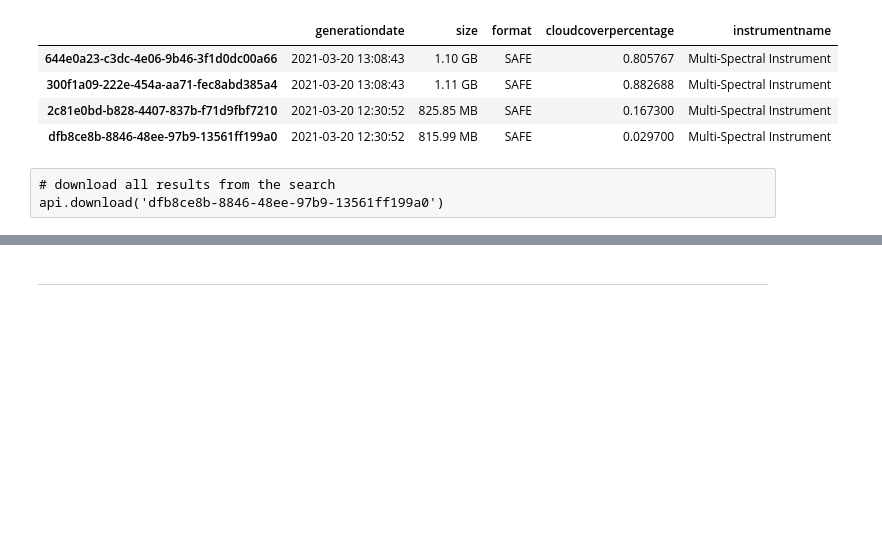
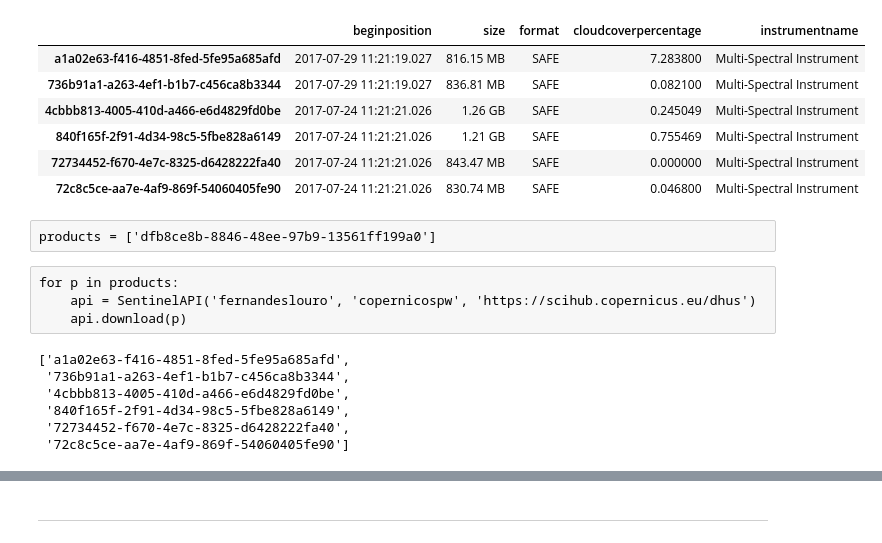
Before and after one commit to fernandeslouro/terras, a Jupyter notebook: download.ipynb, the cells around one changed output, grey strips where cells are left out. Cells and saved outputs as stored; diff of their text form; code cells hidden in the pictures; blank space fills up the shorter version.

Commit message:
start bulk download scriptimplementation

```diff
--- a/download.ipynb
+++ b/download.ipynb
@@ -8,8 +14,15 @@ import rasterio.mask
 from rasterio.plot import show
 from rasterio import features
 from sentinelsat import SentinelAPI, read_geojson, geojson_to_wkt
-from datetime import date
+from datetime import date, timedelta
 import geopandas
 import os
 from shapely import geometry
 import numpy as np
+import utilities
+import pandas as pd
+pd.set_option('display.max_columns', None)
+# %%
+# 18-21 Jul 2019
+start_date = date(2019, 7, 12)
+end_date = date(2019, 7, 25)
@@ -16,3 +31,12 @@ import numpy as np
+# %%
+for current_date in utilities.daterange(start_date, end_date -  timedelta(1)):
+    # search by polygon, time, and SciHub query keywords
+    footprint = geojson_to_wkt(read_geojson('quadrado-macao.geojson'))
+    products = api.query(footprint,
+                         date=(current_date, current_date + timedelta(1)),
+                         platformname='Sentinel-2',
+                         cloudcoverpercentage=(0, 30))
+    products = api.to_dataframe(products)
 # %%
 # GeoJSON FeatureCollection containing footprints and metadata of the scenes
 #api.to_geojson(products)
@@ -31,8 +53,10 @@ api = SentinelAPI('fernandeslouro', 'copernicospw', 'https://scihub.copernicus.e
 # %%
-# search by polygon, time, and SciHub query keywords
+# 18-21 Jul 2019
+start_date = date(2017, 7, 20)
+end_date = date(2017, 7, 30)
 footprint = geojson_to_wkt(read_geojson('quadrado-cardigos.geojson'))
 products = api.query(footprint,
-                     date=('20210320', '20210321'),
+                     date=(start_date, end_date),
                      platformname='Sentinel-2',
                      cloudcoverpercentage=(0, 30))
-products = api.to_dataframe(products)
+products_df = api.to_dataframe(products)
@@ -39,11 +73,27 @@ products = api.to_dataframe(products)
 # %%
-products[['generationdate', 'size','format','cloudcoverpercentage','instrumentname']]
+products_df[['beginposition', 'size','format','cloudcoverpercentage','instrumentname']]
 # %% [output]
-|  | generationdate | size | format | cloudcoverpercentage | instrumentname |
-| 644e0a23-c3dc-4e06-9b46-3f1d0dc00a66 | 2021-03-20 13:08:43 | 1.10 GB | SAFE | 0.805767 | Multi-Spectral Instrument |
-| 300f1a09-222e-454a-aa71-fec8abd385a4 | 2021-03-20 13:08:43 | 1.11 GB | SAFE | 0.882688 | Multi-Spectral Instrument |
-| 2c81e0bd-b828-4407-837b-f71d9fbf7210 | 2021-03-20 12:30:52 | 825.85 MB | SAFE | 0.167300 | Multi-Spectral Instrument |
-| dfb8ce8b-8846-48ee-97b9-13561ff199a0 | 2021-03-20 12:30:52 | 815.99 MB | SAFE | 0.029700 | Multi-Spectral Instrument |
+|  | beginposition | size | format | cloudcoverpercentage | instrumentname |
+| a1a02e63-f416-4851-8fed-5fe95a685afd | 2017-07-29 11:21:19.027 | 816.15 MB | SAFE | 7.283800 | Multi-Spectral Instrument |
+| 736b91a1-a263-4ef1-b1b7-c456ca8b3344 | 2017-07-29 11:21:19.027 | 836.81 MB | SAFE | 0.082100 | Multi-Spectral Instrument |
+| 4cbbb813-4005-410d-a466-e6d4829fd0be | 2017-07-24 11:21:21.026 | 1.26 GB | SAFE | 0.245049 | Multi-Spectral Instrument |
+| 840f165f-2f91-4d34-98c5-5fbe828a6149 | 2017-07-24 11:21:21.026 | 1.21 GB | SAFE | 0.755469 | Multi-Spectral Instrument |
+| 72734452-f670-4e7c-8325-d6428222fa40 | 2017-07-24 11:21:21.026 | 843.47 MB | SAFE | 0.000000 | Multi-Spectral Instrument |
+| 72c8c5ce-aa7e-4af9-869f-54060405fe90 | 2017-07-24 11:21:21.026 | 830.74 MB | SAFE | 0.046800 | Multi-Spectral Instrument |
 # %% [raw]
-# download all results from the search
-api.download('dfb8ce8b-8846-48ee-97b9-13561ff199a0')
+products = ['dfb8ce8b-8846-48ee-97b9-13561ff199a0']
+# %% [raw]
+for p in products:
+    api = SentinelAPI('fernandeslouro', 'copernicospw', 'https://scihub.copernicus.eu/dhus')
+    api.download(p)
+# %%
+list(products_df.index)
+4cbbb813-4005-410d-a466-e6d4829fd0be
+72734452-f670-4e7c-8325-d6428222fa40
+# %% [output]
+['a1a02e63-f416-4851-8fed-5fe95a685afd',
+ '736b91a1-a263-4ef1-b1b7-c456ca8b3344',
+ '4cbbb813-4005-410d-a466-e6d4829fd0be',
+ '840f165f-2f91-4d34-98c5-5fbe828a6149',
+ '72734452-f670-4e7c-8325-d6428222fa40',
+ '72c8c5ce-aa7e-4af9-869f-54060405fe90']
```
Also changed, not shown: parts of 6 cells of this notebook, 3 other files.
